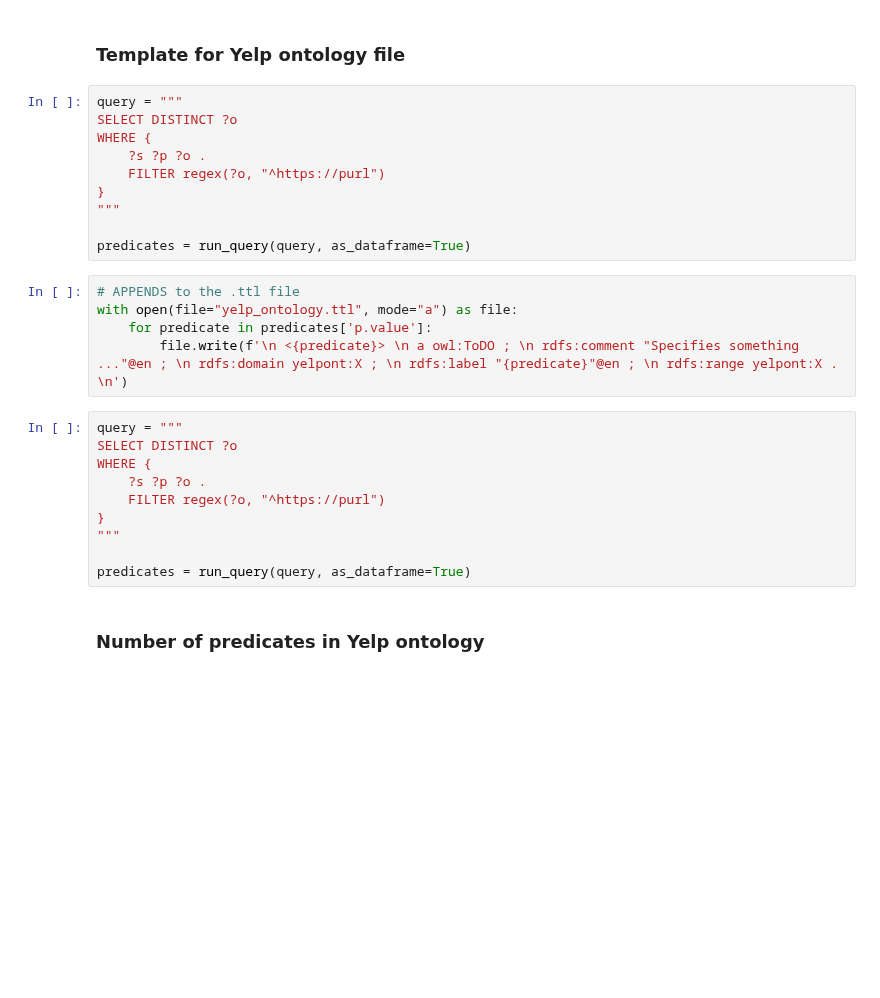
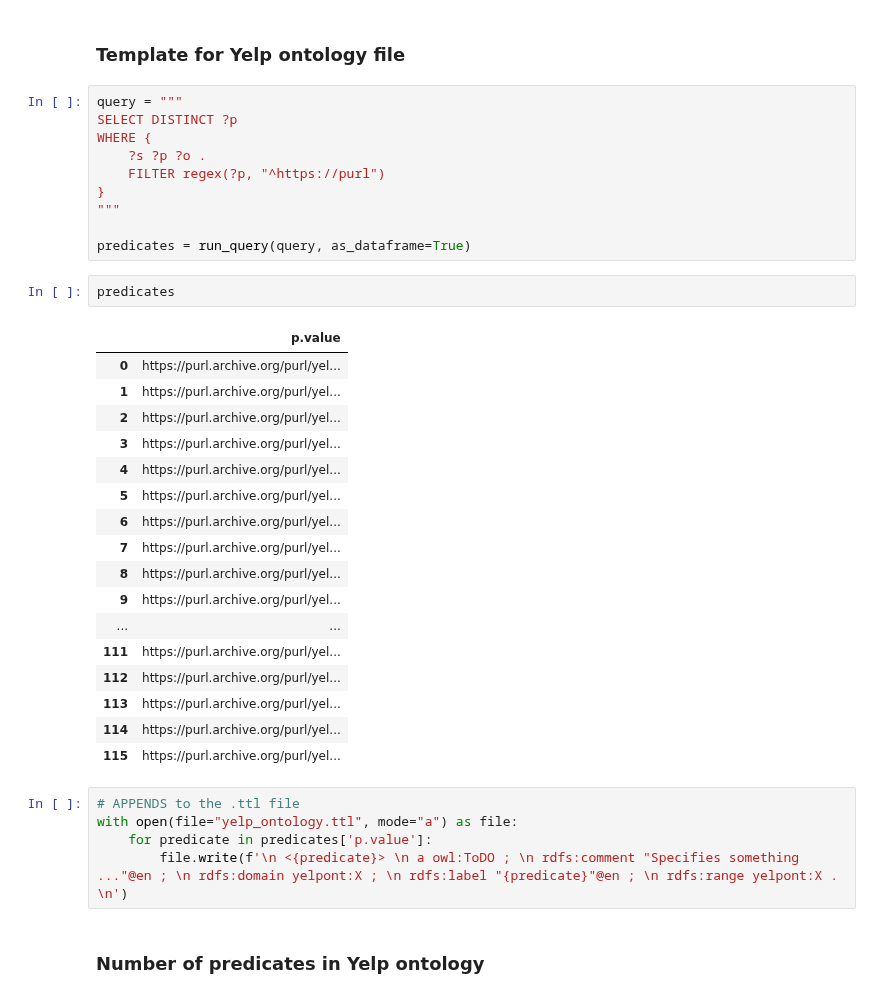
Before and after one commit to christiannielsen98/DVML-P7, a Jupyter notebook: YelpOntology/create_ttl_files.ipynb, the cells around one changed output. Cells and saved outputs as stored; diff of their text form; blank space fills up the shorter version.

```diff
--- a/YelpOntology/create_ttl_files.ipynb
+++ b/YelpOntology/create_ttl_files.ipynb
@@ -27,29 +27,39 @@ with open(file="yelp_categories.ttl", mode="a") as file:
 ### Template for Yelp ontology file
 # %%
 query = """
-SELECT DISTINCT ?o
+SELECT DISTINCT ?p
 WHERE {
     ?s ?p ?o .
-    FILTER regex(?o, "^https://purl")
+    FILTER regex(?p, "^https://purl")
 }
 """
 
 predicates = run_query(query, as_dataframe=True)
+# %%
+predicates
+# %% [output]
+|  | p.value |
+| 0 | https://purl.archive.org/purl/yel... |
+| 1 | https://purl.archive.org/purl/yel... |
+| 2 | https://purl.archive.org/purl/yel... |
+| 3 | https://purl.archive.org/purl/yel... |
+| 4 | https://purl.archive.org/purl/yel... |
+| 5 | https://purl.archive.org/purl/yel... |
+| 6 | https://purl.archive.org/purl/yel... |
+| 7 | https://purl.archive.org/purl/yel... |
+| 8 | https://purl.archive.org/purl/yel... |
+| 9 | https://purl.archive.org/purl/yel... |
+| ... | ... |
+| 111 | https://purl.archive.org/purl/yel... |
+| 112 | https://purl.archive.org/purl/yel... |
+| 113 | https://purl.archive.org/purl/yel... |
+| 114 | https://purl.archive.org/purl/yel... |
+| 115 | https://purl.archive.org/purl/yel... |
 # %%
 # APPENDS to the .ttl file
 with open(file="yelp_ontology.ttl", mode="a") as file:
     for predicate in predicates['p.value']:
         file.write(f'\n <{predicate}> \n a owl:ToDO ; \n rdfs:comment "Specifies something ..."@en ; \n rdfs:domain yelpont:X ; \n rdfs:label "{predicate}"@en ; \n rdfs:range yelpont:X . \n')
-# %%
-query = """
-SELECT DISTINCT ?o
-WHERE {
-    ?s ?p ?o .
-    FILTER regex(?o, "^https://purl")
-}
-"""
-
-predicates = run_query(query, as_dataframe=True)
 # %% [markdown]
 ### Number of predicates in Yelp ontology
 # %%
```
Also changed, not shown: parts of 1 cell of this notebook, 27 other files.
